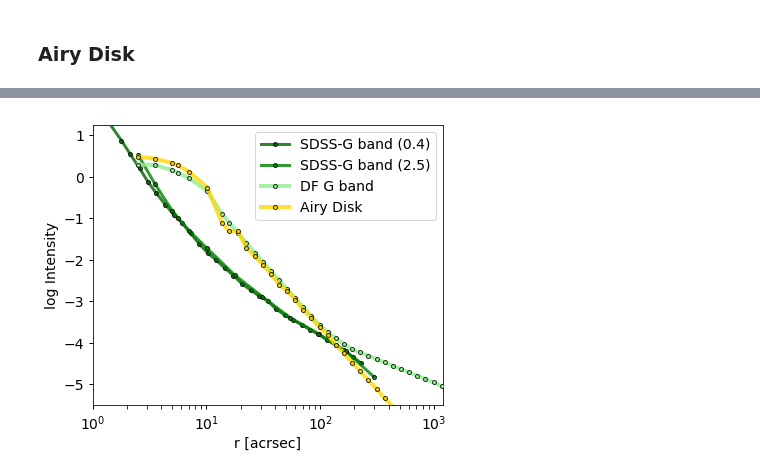
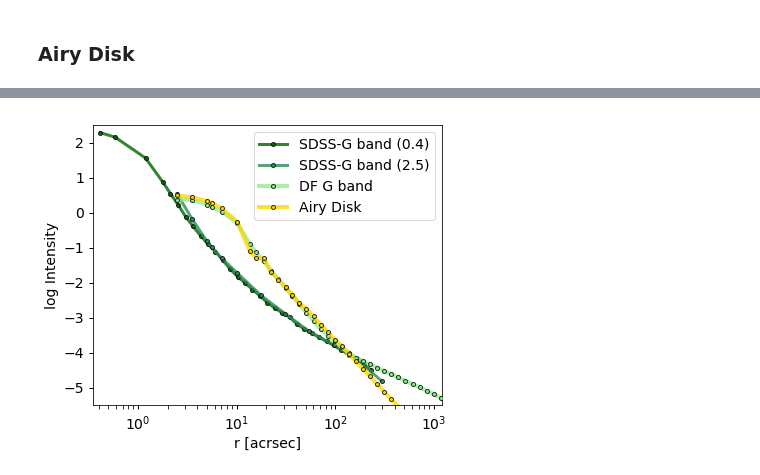
Before and after one commit to qliu4676/elderflower, a Jupyter notebook: demos/SpecialFunction.ipynb, the cells around one changed output, grey strips where cells are left out. Saved outputs shown, nothing was run; the diff lists cells and outputs as text; code cells hidden in the pictures.

```diff
--- a/demos/SpecialFunction.ipynb
+++ b/demos/SpecialFunction.ipynb
@@ -99,11 +99,11 @@ pixel_scale = 2.5
 beta = 10                                     # moffat beta, in arcsec
 fwhm = 2.28 * pixel_scale                     # moffat fwhm, in arcsec
 
-n0 = 3.05                    # estimated true power index
+n0 = 3.28                    # estimated true power index
 theta_0 = 5.                # radius at which power law is flattened, in arcsec (arbitrary)
 
-n_s = np.array([n0, 2.05, 1.12, 3])                   # power index
-theta_s = np.array([theta_0, 10**2., 10**2.25, 1200])      # transition radius in arcsec
+n_s = np.array([n0, 2.28, 1.32, 4])                   # power index
+theta_s = np.array([theta_0, 10**1.87, 10**2.18, 1200])      # transition radius in arcsec
 
 # Multi-power PSF
 frac = 0.3
@@ -184,34 +216,34 @@ r_rbin, z_rbin, logzerr_rbin = cal_profile_1d(image_sdss, cen=cen_sdss,
                                               ZP=0, sky_mean=0, sky_std=1e-9,
                                               dr=2, lw=3, pixel_scale=pixel_scale_sdss, seeing=0.4,
                                               xunit="arcsec", yunit="Intensity", mock=True,
                                               color="darkgreen", label='SDSS-G band (0.4)', alpha=0.8,
                                               scatter=False, markersize=4, core_undersample=True)
 
 r_rbin, z_rbin, logzerr_rbin = cal_profile_1d(image_sdss2, cen=cen_sdss2,
                                               ZP=0, sky_mean=0, sky_std=1e-9,
                                               dr=2, lw=3, pixel_scale=pixel_scale,
                                               xunit="arcsec", yunit="Intensity", mock=True,
-                                              color="g", label='SDSS-G band (2.5)', alpha=0.8,
+                                              color="seagreen", label='SDSS-G band (2.5)', alpha=0.8,
                                               scatter=False, markersize=4, core_undersample=True)
 
 r_rbin, z_rbin, logzerr_rbin = cal_profile_1d(D, cen=cen,
                                               ZP=0, sky_mean=0, sky_std=1e-9,
                                               dr=2, lw=4, pixel_scale=2.5,
                                               xunit="arcsec", yunit="Intensity",
                                               color="lightgreen", label='DF G band', alpha=0.8,
                                               scatter=False, markersize=4, core_undersample=True)
 
 r_rbin, z_rbin, logzerr_rbin = cal_profile_1d(A, cen=cen,
                                               ZP=0, sky_mean=0, sky_std=1e-9,
                                               dr=2, lw=4, pixel_scale=2.5,
                                               xunit="arcsec", yunit="Intensity",
                                               color="gold", label='Airy Disk', alpha=0.8,
                                               scatter=False, markersize=4, core_undersample=True)
 
 plt.legend()
-plt.ylim(-5.5, 1.25)
-plt.xlim(1, 1.2e3)
+plt.ylim(-5.5, 2.5)
+plt.xlim(0.35, 1.2e3)
 
 plt.tight_layout()
 # %% [output]
-[figure, old version]
+[figure, new version]
```
Also changed, not shown: parts of 7 cells of this notebook, 1 other file.
